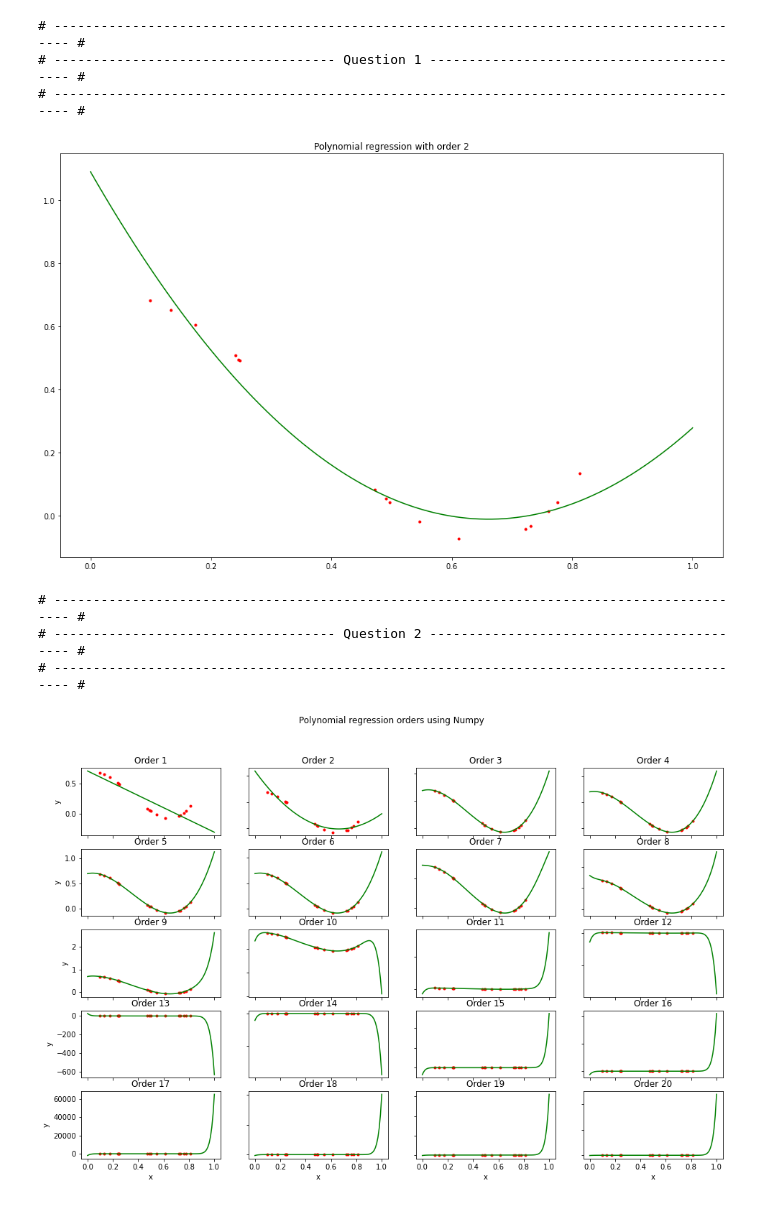
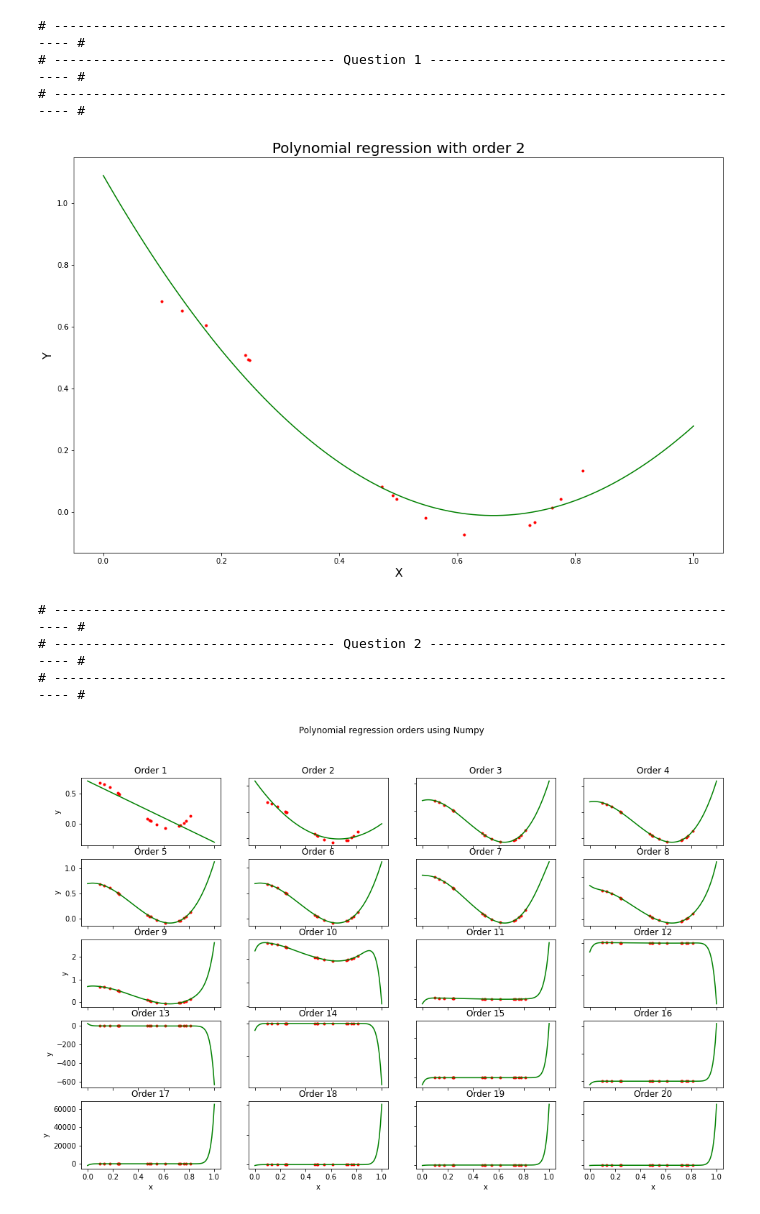
Before and after one commit to camilleAmaury/Master2DS, a Jupyter notebook: ClassificationRepresentationLearning/Exercises/14-10-2020/14-10.ipynb, the cells around one changed output. Drawn from its saved outputs; the diff is of its cells as text; code cells hidden in the pictures.

```diff
--- a/ClassificationRepresentationLearning/Exercises/14-10-2020/14-10.ipynb
+++ b/ClassificationRepresentationLearning/Exercises/14-10-2020/14-10.ipynb
@@ -5,6 +5,7 @@
 
 import numpy as np
 import matplotlib.pyplot as plt
+import math
 
 from pylab import rcParams
 rcParams['figure.figsize'] = 16, 10
@@ -28,7 +29,9 @@ def visualize(w):
     x = np.linspace(0., 1., 100)
     y = np.polyval(w, x)
     plt.plot(x, y, 'g-')
-    plt.title('Polynomial regression with order {}'.format(len(w)-1))
+    plt.title('Polynomial regression with order {}'.format(len(w)-1), fontsize=20)
+    plt.xlabel('X', fontsize=16)
+    plt.ylabel('Y', fontsize=16)
     plt.show()
 
 # ------------------------------------------------------------------------------------------ #
@@ -103,7 +106,9 @@ print("\nBest Order({}) with se = {}".format(polynomial_orders[np.argmin(se)][0]
 # ------------------------------------------------------------------------------------------ #
 
 print_question(4)
-def cross_validation_hold_out(X, Y, training_ratio, order):
+def cross_validation_hold_out(X, Y, training_ratio, order, metric):
+    if training_ratio == 0.:
+        raise Exception("Hold out needs at least training_ratio > 0., else don't use cross validation methods")
     # separate training and testing set
     temp = np.random.choice(np.arange(X.shape[0]), int(X.shape[0]*training_ratio), replace=False)
     split_indices = [i in temp for i in range(X.shape[0])]
@@ -115,16 +120,20 @@ def cross_validation_hold_out(X, Y, training_ratio, order):
     # performing training
     w = np.polyfit(X_train, Y_train, order)
     y_pred = np.polyval(w, X_test)
-    return squared_error(Y_test, y_pred, order)
+    return metric(Y_test, y_pred, order, False)
 
-se = np.array([cross_validation_hold_out(X, Y, 0.7, poly[0]) for poly in polynomial_orders])
+print("\nSquared Error Metric :")
+se = np.array([cross_validation_hold_out(X, Y, 0.7, poly[0], squared_error) for poly in polynomial_orders])
+for i in range(se.shape[0]):
+    print(" > Order({}) => Mean empirical se : {}".format(polynomial_orders[i][0],se[i]))
 print("\nBest Order({}) with se = {}".format(polynomial_orders[np.argmin(se)][0], np.min(se)))
+
 
 # ------------------------------------------------------------------------------------------ #
 # ------------------------------------ Question 5 ------------------------------------------ #
 # ------------------------------------------------------------------------------------------ #
 print_question(5)
-def cross_validation_k_fold(X, Y, k, orders):
+def cross_validation_k_fold(X, Y, k, orders, metric):
     if k == 1:
         raise Exception("K-Fold needs at least k >= 2, else use hold out method")
     # separate X,Y in k subdatasets
@@ -134,41 +143,42 @@ def cross_validation_k_fold(X, Y, k, orders):
     for i in range(k-1):
         indices = np.random.choice(range_, n, replace=False)
         Xs.append(X[indices])
         Ys.append(Y[indices])
         # deleting used indices
         temp = []
         for i in range(range_.shape[0]):
             if range_[i] not in indices:
                 temp.append(range_[i])
         range_ = np.array(temp)
     Xs.append(X[range_])
     Ys.append(Y[range_])
     Xs = np.array(Xs)
     Ys = np.array(Ys)
 
     # for each order compute se
-    se = []
+    errors_result = []
     for i in orders:
         # for k-fold compute empirical error
-        empirical_error = []
+        error = []
         for current_k in range(k):
             X_train = np.hstack((Xs[l] for l in range(k) if l != current_k))
             Y_train = np.hstack((Ys[l] for l in range(k) if l != current_k))
             w = np.polyfit(X_train, Y_train, i)
             y_pred = np.polyval(w, Xs[current_k])
-            empirical_error.append(squared_error(Ys[current_k], y_pred, i, False))
-        se.append(np.mean(np.array(empirical_error)))
-    return np.array(se)
+            error.append(metric(Ys[current_k], y_pred, i, False))
+        errors_result.append(np.mean(np.array(error)))
+    return np.array(errors_result)
 
-se = cross_validation_k_fold(X, Y, 2, [poly[0] for poly in polynomial_orders])
+se = cross_validation_k_fold(X, Y, 2, [poly[0] for poly in polynomial_orders], squared_error)
+print("\nSquared Error Metric :")
 for i in range(se.shape[0]):
-    print(" > Order({}) => Mean empirical squared error : {}".format(polynomial_orders[i][0],se[i]))
+    print(" > Order({}) => Mean empirical se : {}".format(polynomial_orders[i][0],se[i]))
 print("\nBest Order({}) with se = {}".format(polynomial_orders[np.argmin(se)][0], np.min(se)))
 # %% [output]
 # ------------------------------------------------------------------------------------------ #
 # ------------------------------------ Question 1 ------------------------------------------ #
 # ------------------------------------------------------------------------------------------ #
-[figure, old version]
+[figure, new version]
 # ------------------------------------------------------------------------------------------ #
 # ------------------------------------ Question 2 ------------------------------------------ #
 # ------------------------------------------------------------------------------------------ #
```
Also changed, not shown: parts of 1 cell of this notebook, 7 other files.
